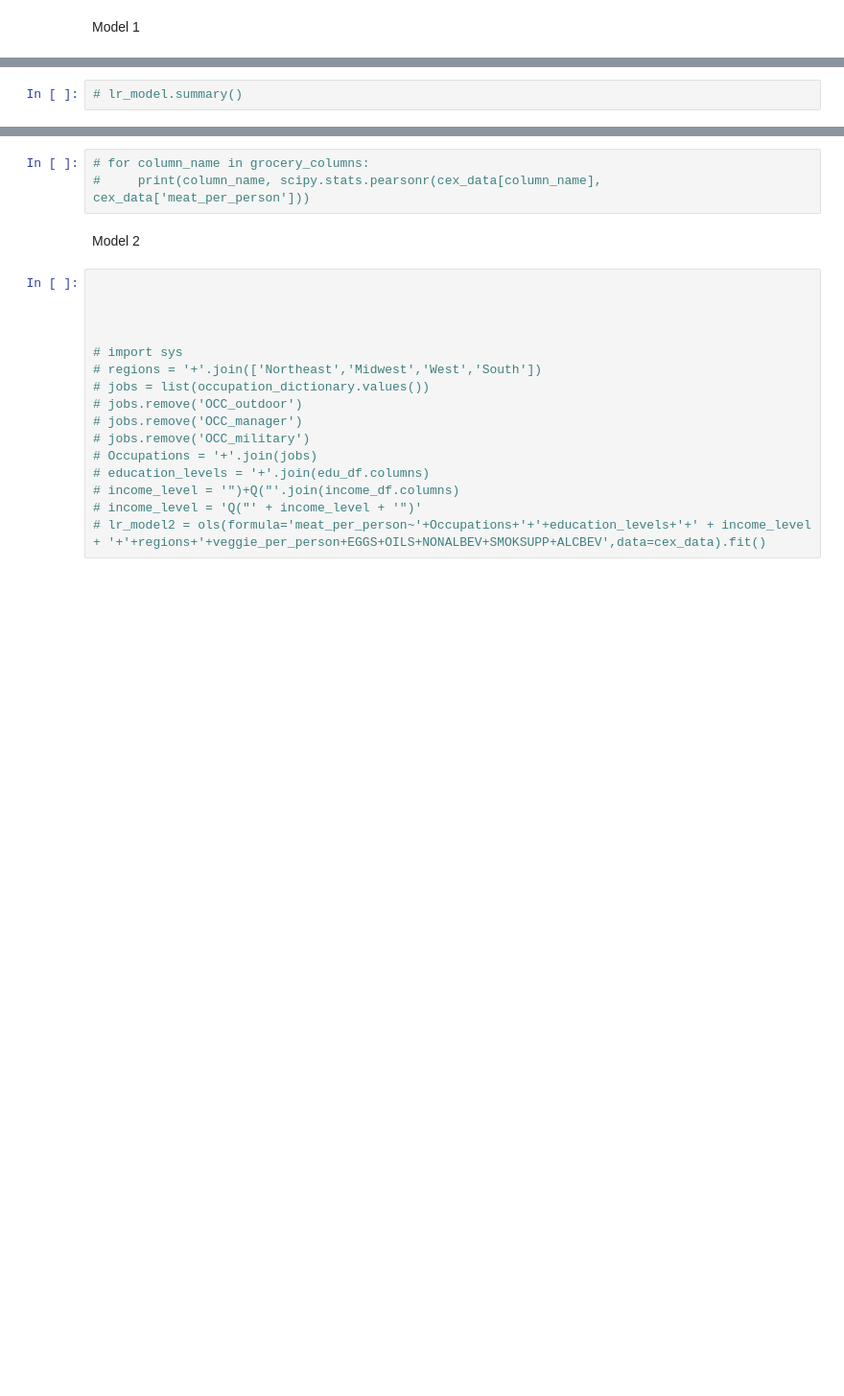
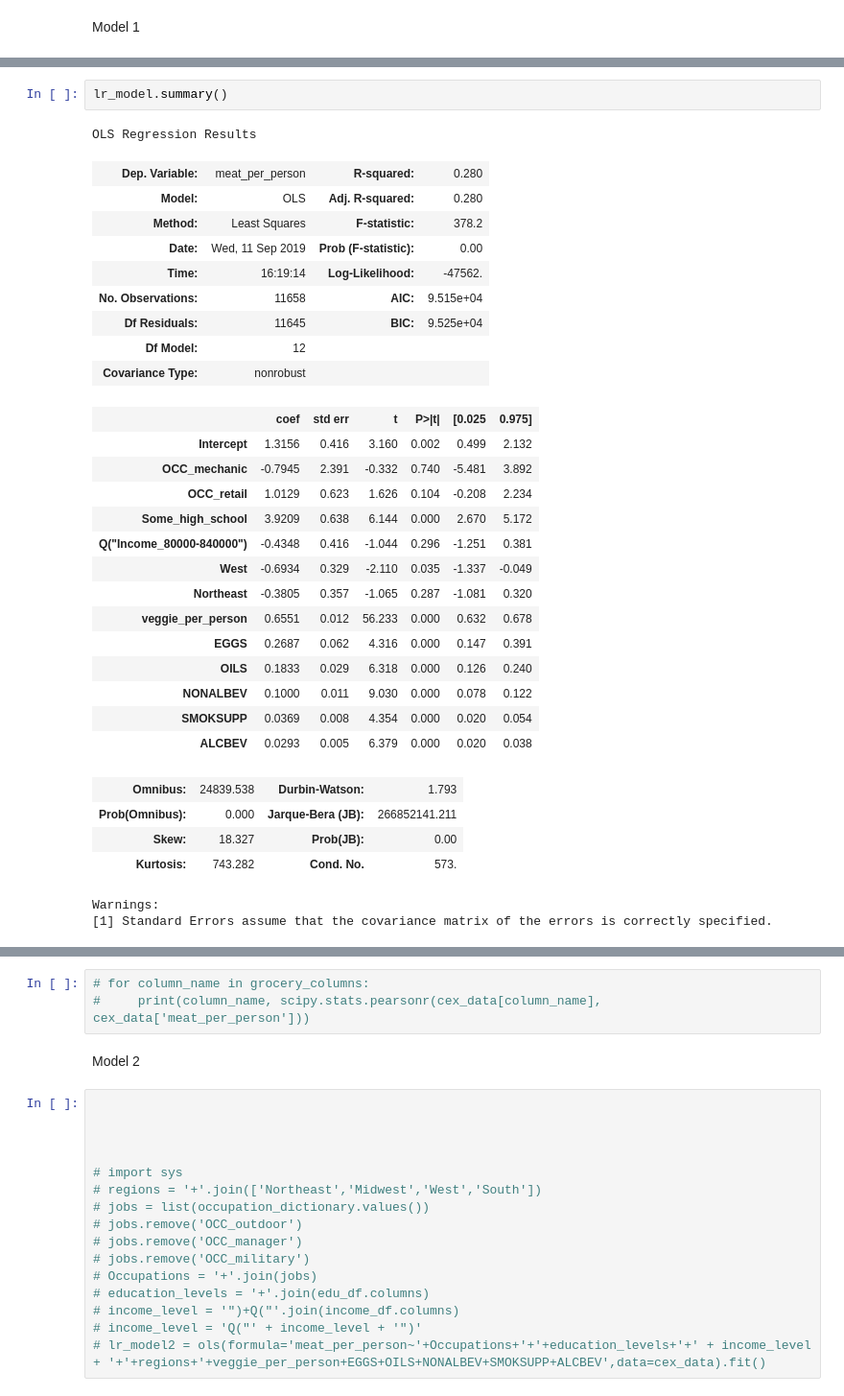
Before and after one commit to Jwdaniel34/Into_the_soyverse, a Jupyter notebook: Expenditure.ipynb, the cells around one changed output, grey strips where cells are left out. Shown: that part at 96% size. Saved outputs shown, nothing was run; the diff lists cells and outputs as text; blank space fills up the shorter version.

```diff
--- a/Expenditure.ipynb
+++ b/Expenditure.ipynb
@@ -349,2 +347,33 @@ Model 1
-# %%
-# lr_model.summary()
+# %%
+lr_model.summary()
+# %% [output]
+OLS Regression Results
+| Dep. Variable: | meat_per_person | R-squared: | 0.280 |
+| Model: | OLS | Adj. R-squared: | 0.280 |
+| Method: | Least Squares | F-statistic: | 378.2 |
+| Date: | Wed, 11 Sep 2019 | Prob (F-statistic): | 0.00 |
+| Time: | 16:19:14 | Log-Likelihood: | -47562. |
+| No. Observations: | 11658 | AIC: | 9.515e+04 |
+| Df Residuals: | 11645 | BIC: | 9.525e+04 |
+| Df Model: | 12 |  |  |
+| Covariance Type: | nonrobust |  |  |
+|  | coef | std err | t | P>|t| | [0.025 | 0.975] |
+| Intercept | 1.3156 | 0.416 | 3.160 | 0.002 | 0.499 | 2.132 |
+| OCC_mechanic | -0.7945 | 2.391 | -0.332 | 0.740 | -5.481 | 3.892 |
+| OCC_retail | 1.0129 | 0.623 | 1.626 | 0.104 | -0.208 | 2.234 |
+| Some_high_school | 3.9209 | 0.638 | 6.144 | 0.000 | 2.670 | 5.172 |
+| Q("Income_80000-840000") | -0.4348 | 0.416 | -1.044 | 0.296 | -1.251 | 0.381 |
+| West | -0.6934 | 0.329 | -2.110 | 0.035 | -1.337 | -0.049 |
+| Northeast | -0.3805 | 0.357 | -1.065 | 0.287 | -1.081 | 0.320 |
+| veggie_per_person | 0.6551 | 0.012 | 56.233 | 0.000 | 0.632 | 0.678 |
+| EGGS | 0.2687 | 0.062 | 4.316 | 0.000 | 0.147 | 0.391 |
+| OILS | 0.1833 | 0.029 | 6.318 | 0.000 | 0.126 | 0.240 |
+| NONALBEV | 0.1000 | 0.011 | 9.030 | 0.000 | 0.078 | 0.122 |
+| SMOKSUPP | 0.0369 | 0.008 | 4.354 | 0.000 | 0.020 | 0.054 |
+| ALCBEV | 0.0293 | 0.005 | 6.379 | 0.000 | 0.020 | 0.038 |
+| Omnibus: | 24839.538 | Durbin-Watson: | 1.793 |
+| Prob(Omnibus): | 0.000 | Jarque-Bera (JB): | 266852141.211 |
+| Skew: | 18.327 | Prob(JB): | 0.00 |
+| Kurtosis: | 743.282 | Cond. No. | 573. |
+Warnings:
+[1] Standard Errors assume that the covariance matrix of the errors is correctly specified.
```
Also changed, not shown: parts of 12 cells of this notebook, 1 other file.
